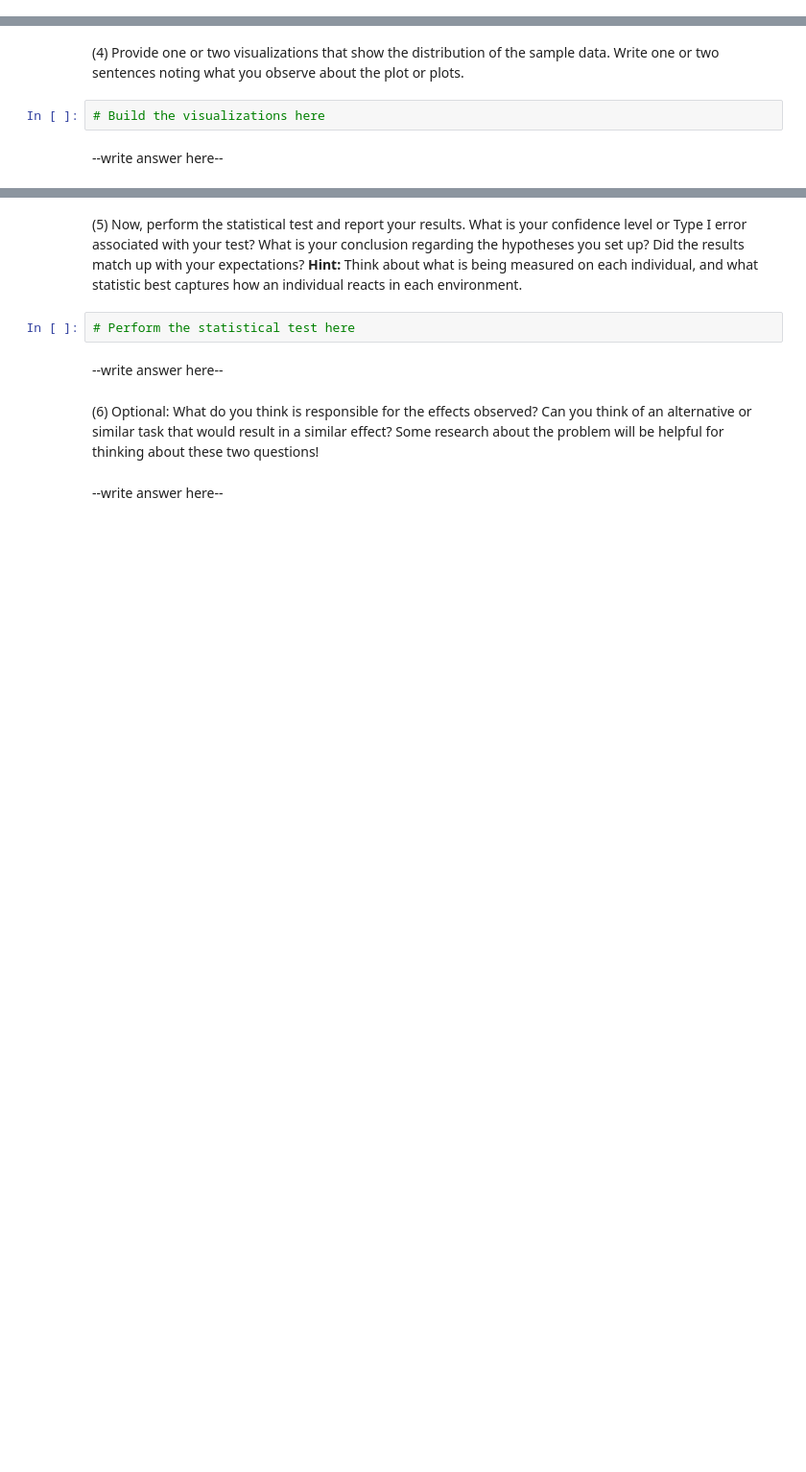
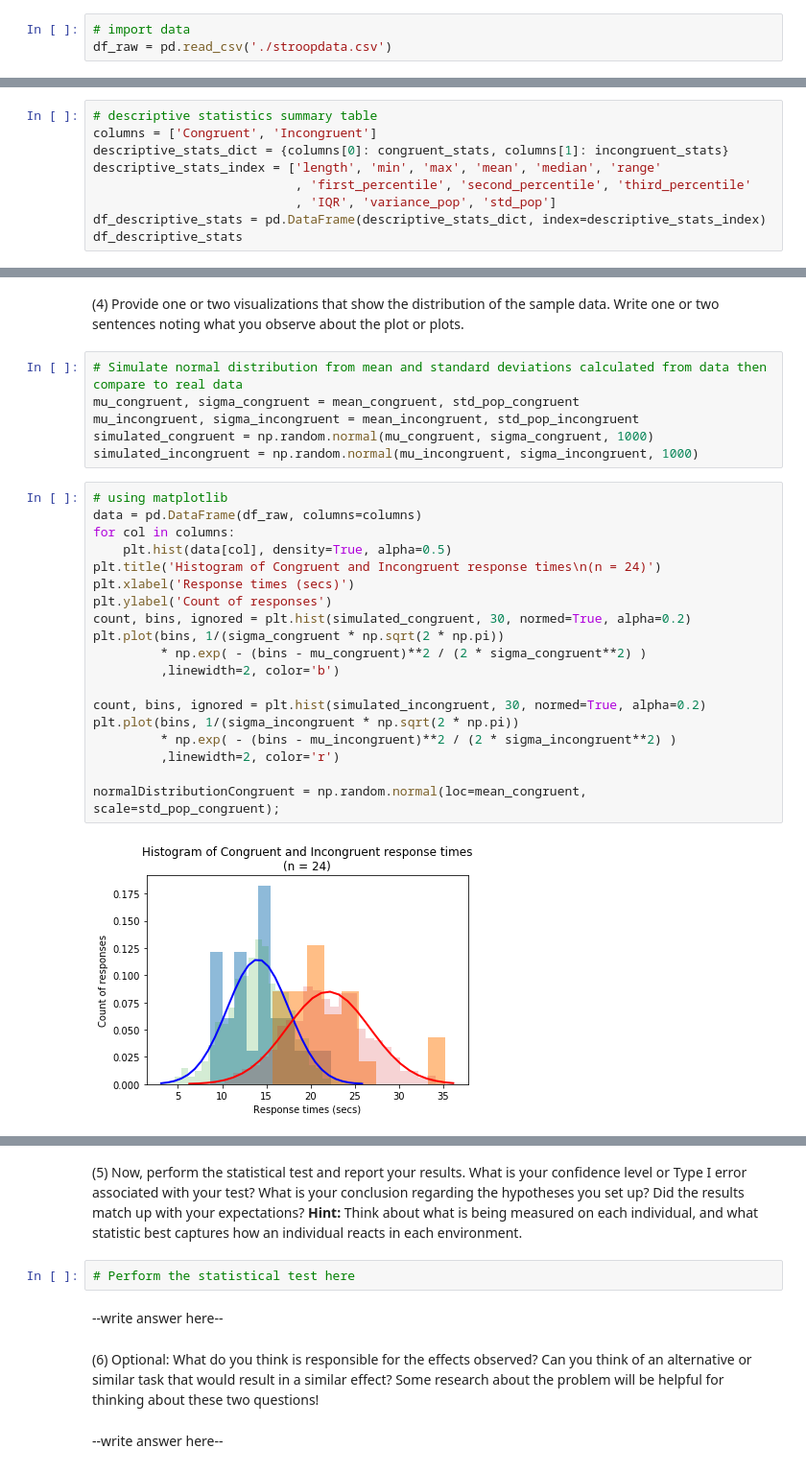
Before and after one commit to Zabamund/datasci-nano, a Jupyter notebook: term2/stroopEffect/TestAPerceptualPhenomenon.ipynb, the cells around one changed output, grey strips where cells are left out. Shown at 96% size. Drawn from its saved outputs; the diff is of its cells as text; blank space fills up the shorter version.

```diff
--- a/term2/stroopEffect/TestAPerceptualPhenomenon.ipynb
+++ b/term2/stroopEffect/TestAPerceptualPhenomenon.ipynb
@@ -18,0 +59,3 @@ Perform the analysis in the space below. Remember to follow [the instructions](h
+# %%
+# import data
+df_raw = pd.read_csv('./stroopdata.csv')
@@ -18,0 +149,9 @@ Perform the analysis in the space below. Remember to follow [the instructions](h
+# %%
+# descriptive statistics summary table
+columns = ['Congruent', 'Incongruent']
+descriptive_stats_dict = {columns[0]: congruent_stats, columns[1]: incongruent_stats}
+descriptive_stats_index = ['length', 'min', 'max', 'mean', 'median', 'range'
+                           , 'first_percentile', 'second_percentile', 'third_percentile'
+                           , 'IQR', 'variance_pop', 'std_pop']
+df_descriptive_stats = pd.DataFrame(descriptive_stats_dict, index=descriptive_stats_index)
+df_descriptive_stats
@@ -19,6 +172,29 @@ Perform the analysis in the space below. Remember to follow [the instructions](h
 # %% [markdown]
 (4) Provide one or two visualizations that show the distribution of the sample data. Write one or two sentences noting what you observe about the plot or plots.
-# %%
-# Build the visualizations here
-# %% [markdown]
---write answer here--
+# %%
+# Simulate normal distribution from mean and standard deviations calculated from data then compare to real data
+mu_congruent, sigma_congruent = mean_congruent, std_pop_congruent
+mu_incongruent, sigma_incongruent = mean_incongruent, std_pop_incongruent
+simulated_congruent = np.random.normal(mu_congruent, sigma_congruent, 1000)
+simulated_incongruent = np.random.normal(mu_incongruent, sigma_incongruent, 1000)
+# %%
+# using matplotlib
+data = pd.DataFrame(df_raw, columns=columns)
+for col in columns:
+    plt.hist(data[col], density=True, alpha=0.5)
+plt.title('Histogram of Congruent and Incongruent response times\n(n = 24)')
+plt.xlabel('Response times (secs)')
+plt.ylabel('Count of responses')
+count, bins, ignored = plt.hist(simulated_congruent, 30, normed=True, alpha=0.2)
+plt.plot(bins, 1/(sigma_congruent * np.sqrt(2 * np.pi))
+         * np.exp( - (bins - mu_congruent)**2 / (2 * sigma_congruent**2) )
+         ,linewidth=2, color='b')
+
+count, bins, ignored = plt.hist(simulated_incongruent, 30, normed=True, alpha=0.2)
+plt.plot(bins, 1/(sigma_incongruent * np.sqrt(2 * np.pi))
+         * np.exp( - (bins - mu_incongruent)**2 / (2 * sigma_incongruent**2) )
+         ,linewidth=2, color='r')
+
+normalDistributionCongruent = np.random.normal(loc=mean_congruent, scale=std_pop_congruent);
+# %% [output]
+[figure, added]
```
Also changed, not shown: parts of 17 cells of this notebook.
